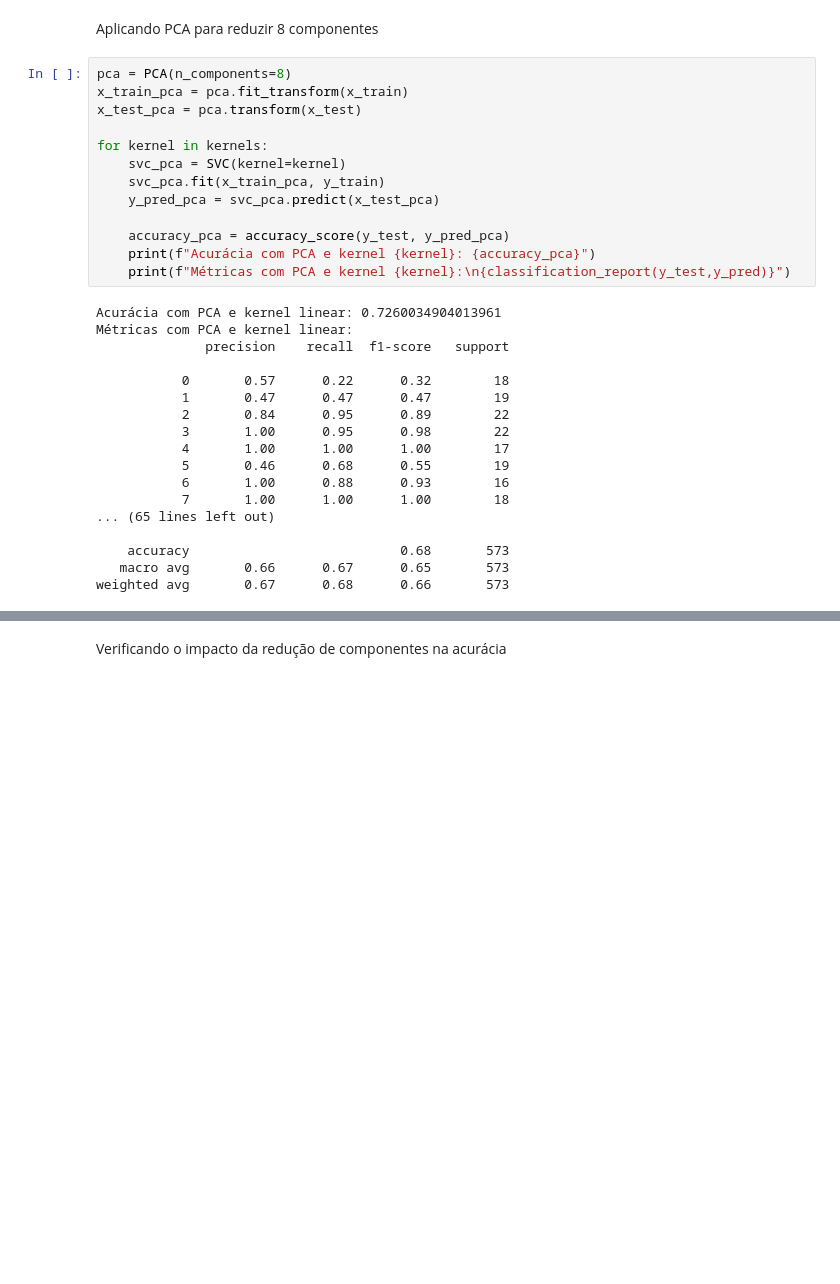
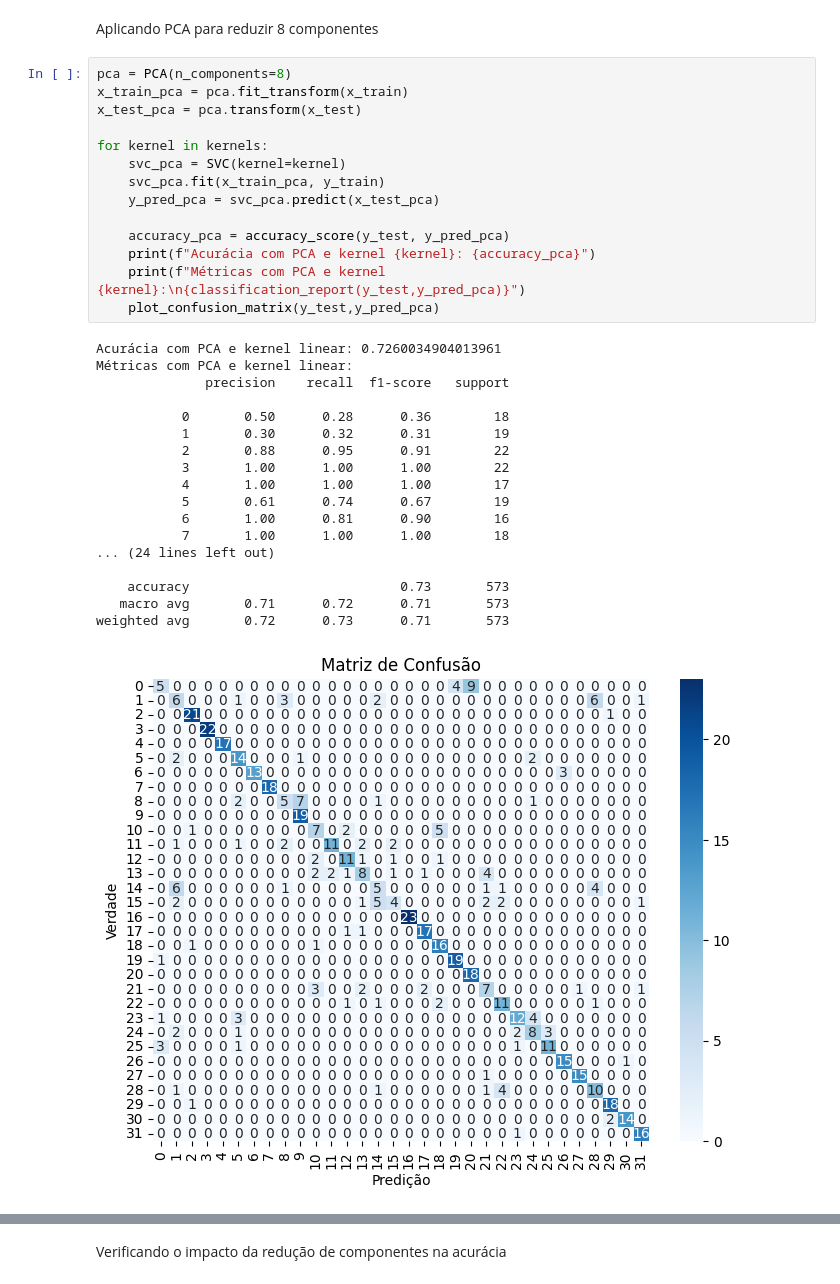
Before and after one commit to RaphaelOtavianoAmaral/Flavia-Leaf-Classification, a Jupyter notebook: dataset_svm_classification.ipynb, the cells around one changed output, grey strips where cells are left out. Cells and saved outputs as stored; diff of their text form; blank space fills up the shorter version.

```diff
--- a/dataset_svm_classification.ipynb
+++ b/dataset_svm_classification.ipynb
@@ -117,31 +146,33 @@ Aplicando PCA para reduzir 8 componentes
 # %%
 pca = PCA(n_components=8)
 x_train_pca = pca.fit_transform(x_train)
 x_test_pca = pca.transform(x_test)
 
 for kernel in kernels:
     svc_pca = SVC(kernel=kernel)
     svc_pca.fit(x_train_pca, y_train)
     y_pred_pca = svc_pca.predict(x_test_pca)
 
     accuracy_pca = accuracy_score(y_test, y_pred_pca)
     print(f"Acurácia com PCA e kernel {kernel}: {accuracy_pca}")
-    print(f"Métricas com PCA e kernel {kernel}:\n{classification_report(y_test,y_pred)}")
+    print(f"Métricas com PCA e kernel {kernel}:\n{classification_report(y_test,y_pred_pca)}")
+    plot_confusion_matrix(y_test,y_pred_pca)
 # %% [output]
 Acurácia com PCA e kernel linear: 0.7260034904013961
 Métricas com PCA e kernel linear:
               precision    recall  f1-score   support
 
-           0       0.57      0.22      0.32        18
-           1       0.47      0.47      0.47        19
-           2       0.84      0.95      0.89        22
-           3       1.00      0.95      0.98        22
+           0       0.50      0.28      0.36        18
+           1       0.30      0.32      0.31        19
+           2       0.88      0.95      0.91        22
+           3       1.00      1.00      1.00        22
            4       1.00      1.00      1.00        17
-           5       0.46      0.68      0.55        19
-           6       1.00      0.88      0.93        16
+           5       0.61      0.74      0.67        19
+           6       1.00      0.81      0.90        16
            7       1.00      1.00      1.00        18
-... (65 lines left out)
+... (24 lines left out)
 
-    accuracy                           0.68       573
-   macro avg       0.66      0.67      0.65       573
-weighted avg       0.67      0.68      0.66       573
+    accuracy                           0.73       573
+   macro avg       0.71      0.72      0.71       573
+weighted avg       0.72      0.73      0.71       573
+[figure, added]
```
Also changed, not shown: parts of 3 cells of this notebook, 3 other files.
